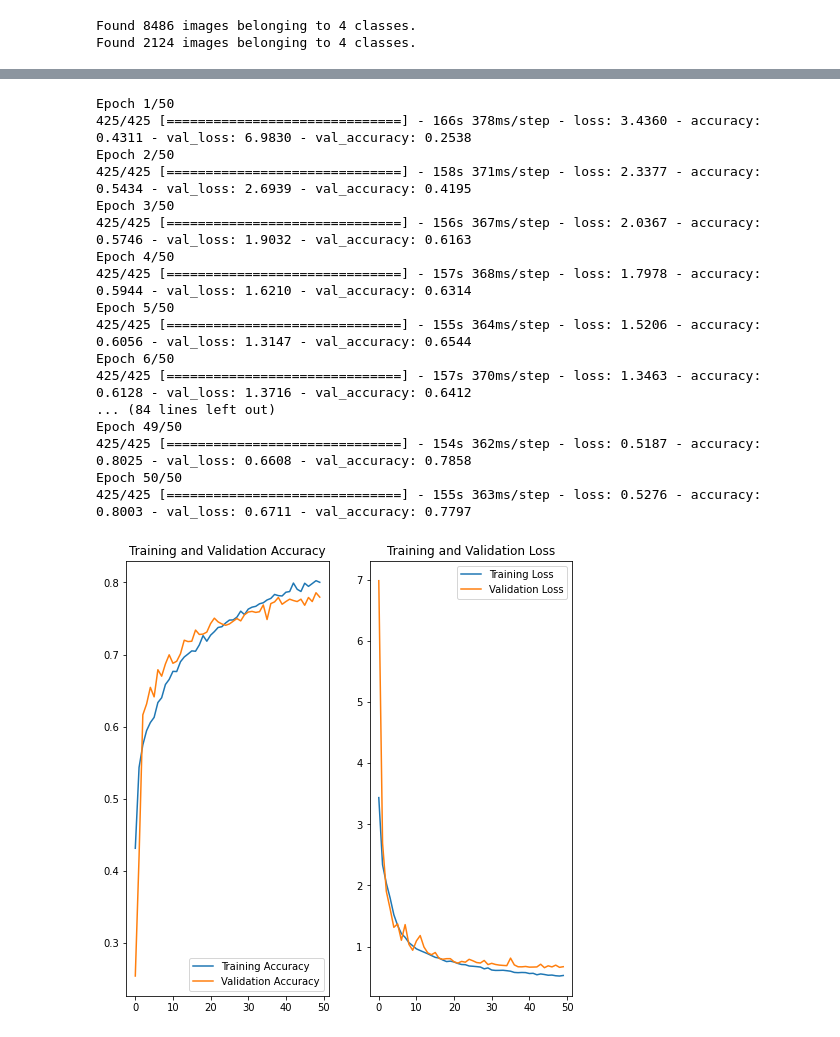
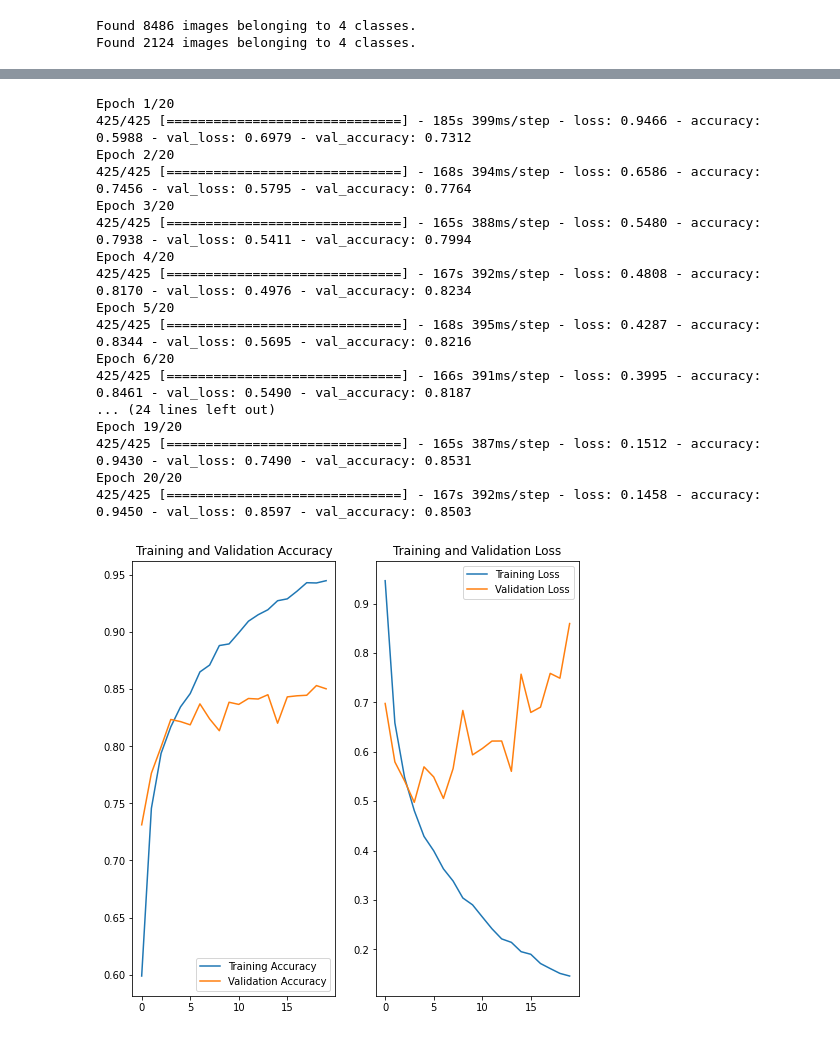
Before and after one commit to ardnas4/SDP_2022-2023, a Jupyter notebook: PoisonPlantClassification/Poison_Plant_Classifier.ipynb, the cells around one changed output, grey strips where cells are left out. Drawn from its saved outputs; the diff is of its cells as text; code cells hidden in the pictures.

Commit message:
EfficientNet 85% validation accuracy

```diff
--- a/PoisonPlantClassification/Poison_Plant_Classifier.ipynb
+++ b/PoisonPlantClassification/Poison_Plant_Classifier.ipynb
@@ -60,53 +82,57 @@ Found 2124 images belonging to 4 classes.
 # %%
+import efficientnet.keras as efn
+
 base_model = keras.Sequential()
-base_model.add(ResNet50(include_top=False, weights='imagenet', pooling='max'))
-base_model.add(Dense(4, activation='softmax'))
+base_model.add(efn.EfficientNetB0(input_shape = (224, 224, 3), include_top = False, weights = 'imagenet', classes=4))
+base_model.add(GlobalAveragePooling2D())
+base_model.add(Dropout(0.4))
+base_model.add(Dense(4, activation="softmax"))
 
-base_model.compile(optimizer = tf.keras.optimizers.SGD(learning_rate=0.0001), loss = 'sparse_categorical_crossentropy', metrics = ['accuracy'])
+base_model.compile(optimizer = tf.keras.optimizers.RMSprop(learning_rate=0.0001, decay=1e-6),loss='sparse_categorical_crossentropy',metrics=['accuracy'])
 # %%
-num_epochs = 50
-resnet_history = base_model.fit(train_generator, validation_data = validation_generator, epochs = num_epochs)
+num_epochs = 20
+eff_history = base_model.fit(train_generator, validation_data = validation_generator, epochs = num_epochs)
 # %% [output]
-Epoch 1/50
-425/425 [==============================] - 166s 378ms/step - loss: 3.4360 - accuracy: 0.4311 - val_loss: 6.9830 - val_accuracy: 0.2538
-Epoch 2/50
-425/425 [==============================] - 158s 371ms/step - loss: 2.3377 - accuracy: 0.5434 - val_loss: 2.6939 - val_accuracy: 0.4195
-Epoch 3/50
-425/425 [==============================] - 156s 367ms/step - loss: 2.0367 - accuracy: 0.5746 - val_loss: 1.9032 - val_accuracy: 0.6163
-Epoch 4/50
-425/425 [==============================] - 157s 368ms/step - loss: 1.7978 - accuracy: 0.5944 - val_loss: 1.6210 - val_accuracy: 0.6314
-Epoch 5/50
-425/425 [==============================] - 155s 364ms/step - loss: 1.5206 - accuracy: 0.6056 - val_loss: 1.3147 - val_accuracy: 0.6544
-Epoch 6/50
-425/425 [==============================] - 157s 370ms/step - loss: 1.3463 - accuracy: 0.6128 - val_loss: 1.3716 - val_accuracy: 0.6412
-... (84 lines left out)
-Epoch 49/50
-425/425 [==============================] - 154s 362ms/step - loss: 0.5187 - accuracy: 0.8025 - val_loss: 0.6608 - val_accuracy: 0.7858
-Epoch 50/50
-425/425 [==============================] - 155s 363ms/step - loss: 0.5276 - accuracy: 0.8003 - val_loss: 0.6711 - val_accuracy: 0.7797
+Epoch 1/20
+425/425 [==============================] - 185s 399ms/step - loss: 0.9466 - accuracy: 0.5988 - val_loss: 0.6979 - val_accuracy: 0.7312
+Epoch 2/20
+425/425 [==============================] - 168s 394ms/step - loss: 0.6586 - accuracy: 0.7456 - val_loss: 0.5795 - val_accuracy: 0.7764
+Epoch 3/20
+425/425 [==============================] - 165s 388ms/step - loss: 0.5480 - accuracy: 0.7938 - val_loss: 0.5411 - val_accuracy: 0.7994
+Epoch 4/20
+425/425 [==============================] - 167s 392ms/step - loss: 0.4808 - accuracy: 0.8170 - val_loss: 0.4976 - val_accuracy: 0.8234
+Epoch 5/20
+425/425 [==============================] - 168s 395ms/step - loss: 0.4287 - accuracy: 0.8344 - val_loss: 0.5695 - val_accuracy: 0.8216
+Epoch 6/20
+425/425 [==============================] - 166s 391ms/step - loss: 0.3995 - accuracy: 0.8461 - val_loss: 0.5490 - val_accuracy: 0.8187
+... (24 lines left out)
+Epoch 19/20
+425/425 [==============================] - 165s 387ms/step - loss: 0.1512 - accuracy: 0.9430 - val_loss: 0.7490 - val_accuracy: 0.8531
+Epoch 20/20
+425/425 [==============================] - 167s 392ms/step - loss: 0.1458 - accuracy: 0.9450 - val_loss: 0.8597 - val_accuracy: 0.8503
 # %%
 import matplotlib.pyplot as plt
 
-acc = resnet_history.history['accuracy']
-val_acc = resnet_history.history['val_accuracy']
+acc = eff_history.history['accuracy']
+val_acc = eff_history.history['val_accuracy']
 
-loss = resnet_history.history['loss']
-val_loss = resnet_history.history['val_loss']
+loss = eff_history.history['loss']
+val_loss = eff_history.history['val_loss']
 
 epochs_range = range(num_epochs)
 
 plt.figure(figsize=(8, 8))
 plt.subplot(1, 2, 1)
 plt.plot(epochs_range, acc, label='Training Accuracy')
 plt.plot(epochs_range, val_acc, label='Validation Accuracy')
 plt.legend(loc='lower right')
 plt.title('Training and Validation Accuracy')
 
 plt.subplot(1, 2, 2)
 plt.plot(epochs_range, loss, label='Training Loss')
 plt.plot(epochs_range, val_loss, label='Validation Loss')
 plt.legend(loc='upper right')
 plt.title('Training and Validation Loss')
 plt.show()
 # %% [output]
-[figure, old version]
+[figure, new version]
```
Also changed, not shown: parts of 2 cells of this notebook.
